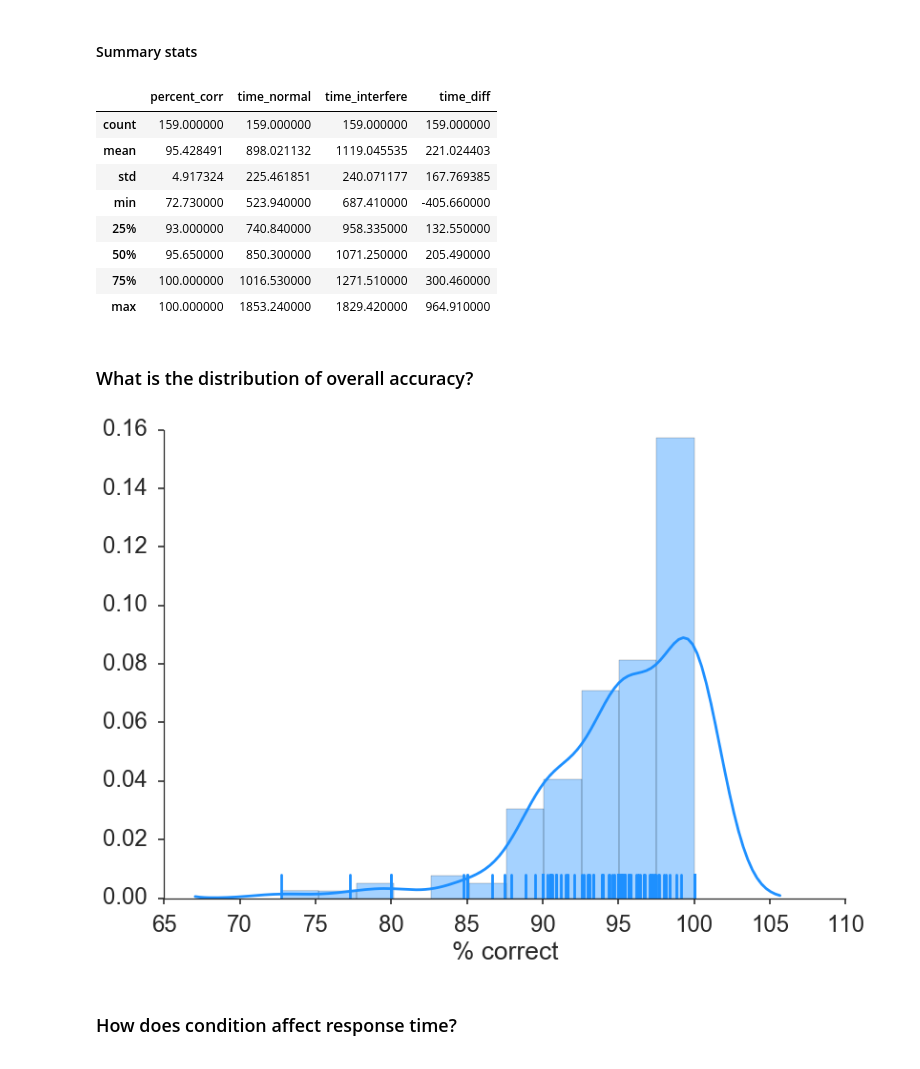
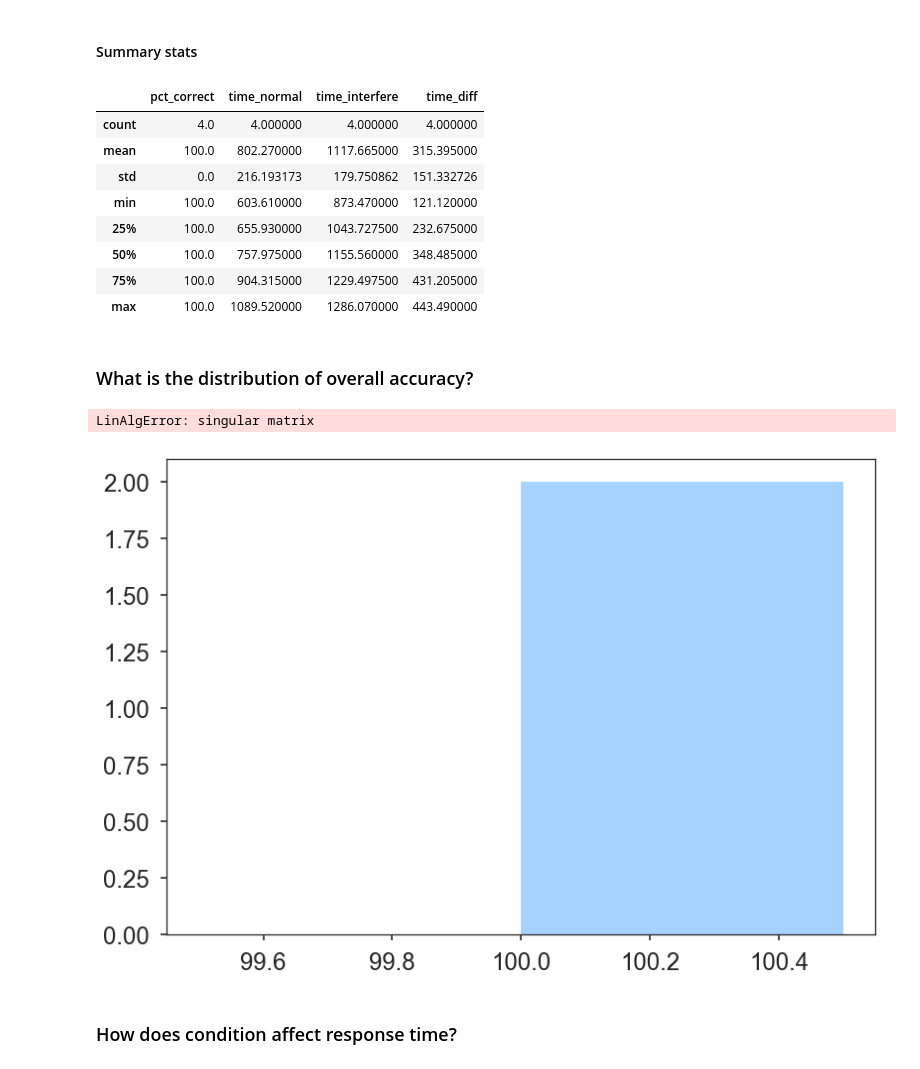
Before and after one commit to pamsfwang/Psych45, a Jupyter notebook: WWW/demo_files/stroop_stats.ipynb, the cells around one changed output. Cells and saved outputs as stored; diff of their text form; code cells hidden in the pictures.

Commit message:
Run prelim stroop stats

```diff
--- a/WWW/demo_files/stroop_stats.ipynb
+++ b/WWW/demo_files/stroop_stats.ipynb
@@ -10,8 +10,8 @@ sns.set(style='ticks', context='poster', font_scale=1.5)
 # %% [markdown]
 ## Import data file
 # %%
-data = pd.read_csv('http://web.stanford.edu/class/psych45/demos/psych45_stroop_stats.csv')
-data.drop(['download', 'when'], axis=1, inplace=True)
+data = pd.read_csv('/Users/annakhazenzon/Documents/teaching/psych45/Psych45/WWW/demo_files/Psych45_stroop_stats_2017.csv')
+data.drop('when', axis=1, inplace=True)
 
 data.time_normal = data.time_normal.str.strip(' ms').str.replace(',', '').astype(float)
 data.time_interfere = data.time_interfere.str.strip(' ms').str.replace(',', '').astype(float)
@@ -38,24 +37,25 @@ data.head()
 # %%
 data.describe()
 # %% [output]
-|  | percent_corr | time_normal | time_interfere | time_diff |
-| count | 159.000000 | 159.000000 | 159.000000 | 159.000000 |
-| mean | 95.428491 | 898.021132 | 1119.045535 | 221.024403 |
-| std | 4.917324 | 225.461851 | 240.071177 | 167.769385 |
-| min | 72.730000 | 523.940000 | 687.410000 | -405.660000 |
-| 25% | 93.000000 | 740.840000 | 958.335000 | 132.550000 |
-| 50% | 95.650000 | 850.300000 | 1071.250000 | 205.490000 |
-| 75% | 100.000000 | 1016.530000 | 1271.510000 | 300.460000 |
-| max | 100.000000 | 1853.240000 | 1829.420000 | 964.910000 |
+|  | pct_correct | time_normal | time_interfere | time_diff |
+| count | 4.0 | 4.000000 | 4.000000 | 4.000000 |
+| mean | 100.0 | 802.270000 | 1117.665000 | 315.395000 |
+| std | 0.0 | 216.193173 | 179.750862 | 151.332726 |
+| min | 100.0 | 603.610000 | 873.470000 | 121.120000 |
+| 25% | 100.0 | 655.930000 | 1043.727500 | 232.675000 |
+| 50% | 100.0 | 757.975000 | 1155.560000 | 348.485000 |
+| 75% | 100.0 | 904.315000 | 1229.497500 | 431.205000 |
+| max | 100.0 | 1089.520000 | 1286.070000 | 443.490000 |
 # %% [markdown]
 ### What is the distribution of overall accuracy?
 # %%
-g = sns.distplot(data.percent_corr, rug=True,
+g = sns.distplot(data.pct_correct, rug=True,
                  color='dodgerblue')
 g.set_xlabel('% correct')
 sns.despine(trim=True)
 # %% [output]
+LinAlgError: singular matrix
-[figure, old version]
+[figure, new version]
 # %% [markdown]
 ### How does condition affect response time?
 # %%
```
Also changed, not shown: parts of 4 cells of this notebook, 1 other file.
